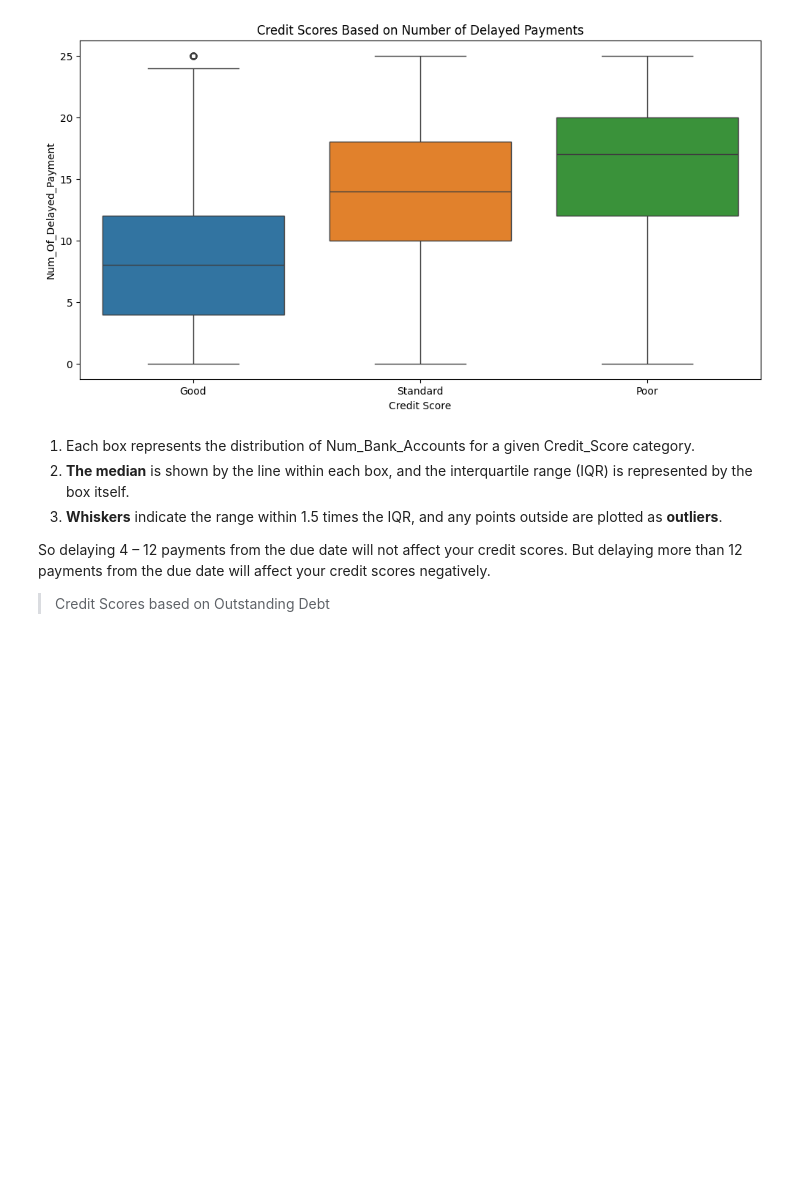
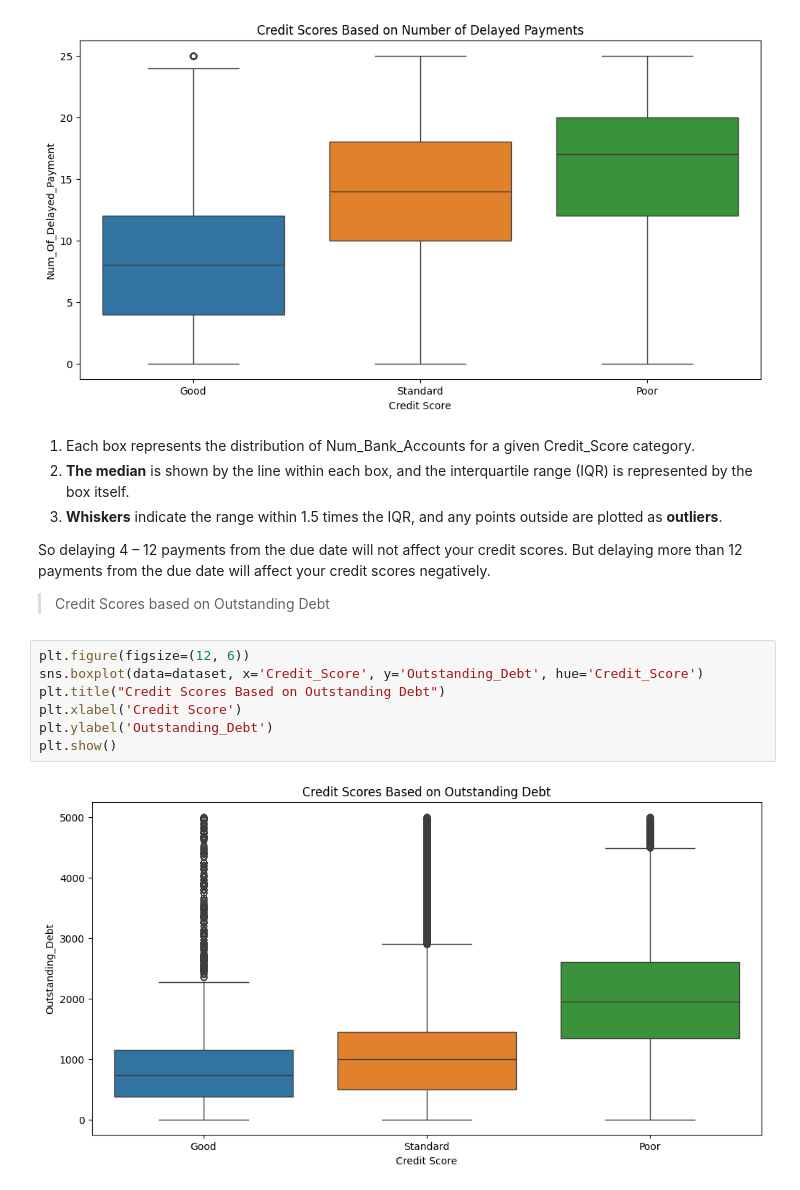
Before and after one commit to Darknight47/Data-Science-Project-01, a Jupyter notebook: credit_score_classification.ipynb, the cells around one changed output. Saved outputs shown, nothing was run; the diff lists cells and outputs as text; blank space fills up the shorter version.

Commit message:
data exploration p6

```diff
--- a/credit_score_classification.ipynb
+++ b/credit_score_classification.ipynb
@@ -314,3 +314,12 @@ plt.show()
 So delaying 4 – 12 payments from the due date will not affect your credit scores. But delaying more than 12 payments from the due date will affect your credit scores negatively.
 
 > Credit Scores based on Outstanding Debt
+# %%
+plt.figure(figsize=(12, 6))
+sns.boxplot(data=dataset, x='Credit_Score', y='Outstanding_Debt', hue='Credit_Score')
+plt.title("Credit Scores Based on Outstanding Debt")
+plt.xlabel('Credit Score')
+plt.ylabel('Outstanding_Debt')
+plt.show()
+# %% [output]
+[figure, added]
```
Also changed, not shown: parts of 3 cells of this notebook.
